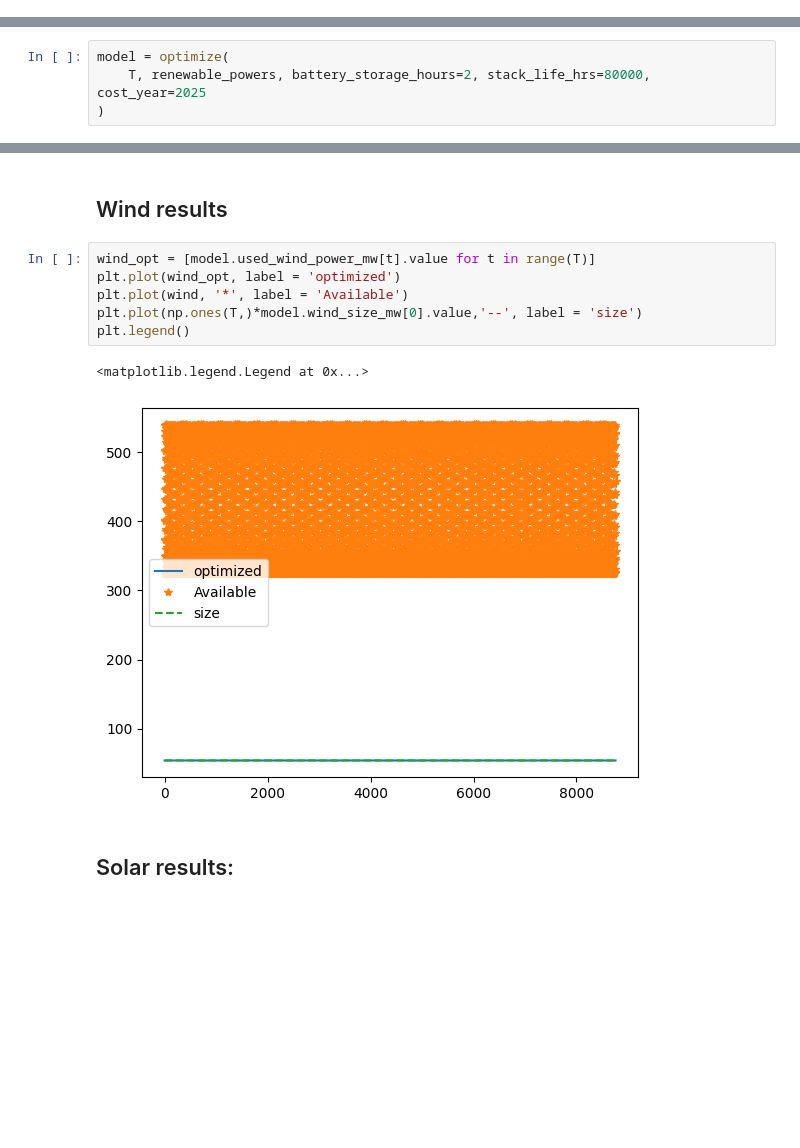
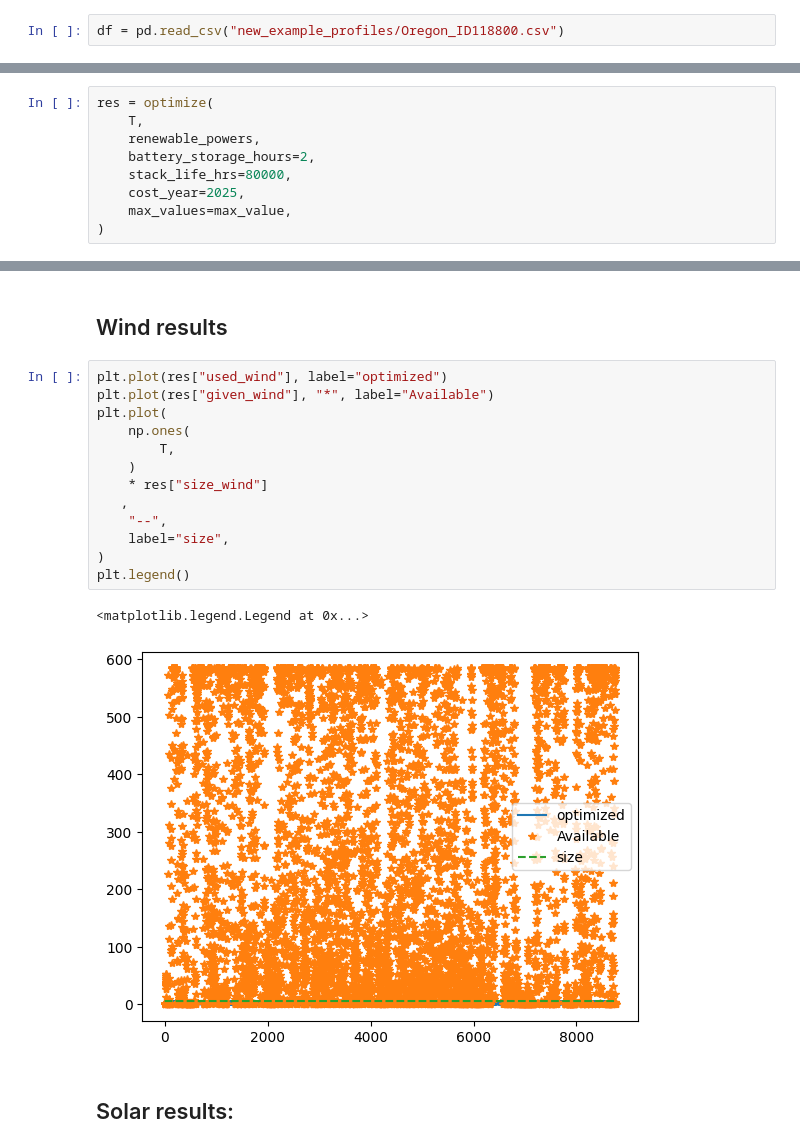
Before and after one commit to vijay092/resource-optimization-hopp, a Jupyter notebook: run_optimization.ipynb, the cells around one changed output, grey strips where cells are left out. Saved outputs shown, nothing was run; the diff lists cells and outputs as text; blank space fills up the shorter version.

```diff
--- a/run_optimization.ipynb
+++ b/run_optimization.ipynb
@@ -38,0 +17,2 @@ plt.grid()
+# %%
+df = pd.read_csv("new_example_profiles/Oregon_ID118800.csv")
@@ -39,4 +43,9 @@ plt.grid()
 # %%
-model = optimize(
-    T, renewable_powers, battery_storage_hours=2, stack_life_hrs=80000, cost_year=2025
+res = optimize(
+    T,
+    renewable_powers,
+    battery_storage_hours=2,
+    stack_life_hrs=80000,
+    cost_year=2025,
+    max_values=max_value,
 )
@@ -43,14 +64,21 @@ model = optimize(
 # %% [markdown]
 ## Wind results
 # %%
-wind_opt = [model.used_wind_power_mw[t].value for t in range(T)]
-plt.plot(wind_opt, label = 'optimized')
-plt.plot(wind, '*', label = 'Available')
-plt.plot(np.ones(T,)*model.wind_size_mw[0].value,'--', label = 'size')
+plt.plot(res["used_wind"], label="optimized")
+plt.plot(res["given_wind"], "*", label="Available")
+plt.plot(
+    np.ones(
+        T,
+    )
+    * res["size_wind"]
+   ,
+    "--",
+    label="size",
+)
 plt.legend()
 # %% [output]
 <matplotlib.legend.Legend at 0x...>
-[figure, old version]
+[figure, new version]
 # %% [markdown]
 ## Solar results:
 # %%
```
Also changed, not shown: parts of 8 cells of this notebook, 14 other files.
